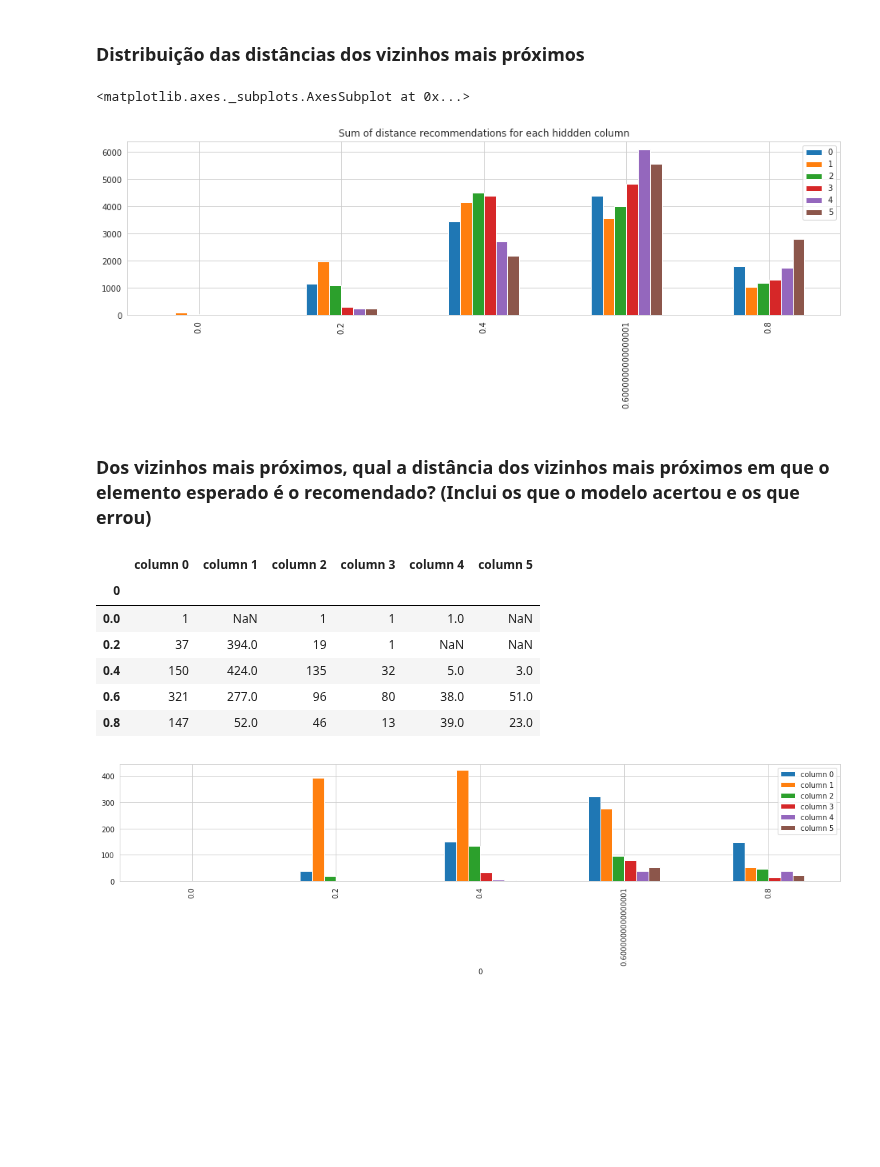
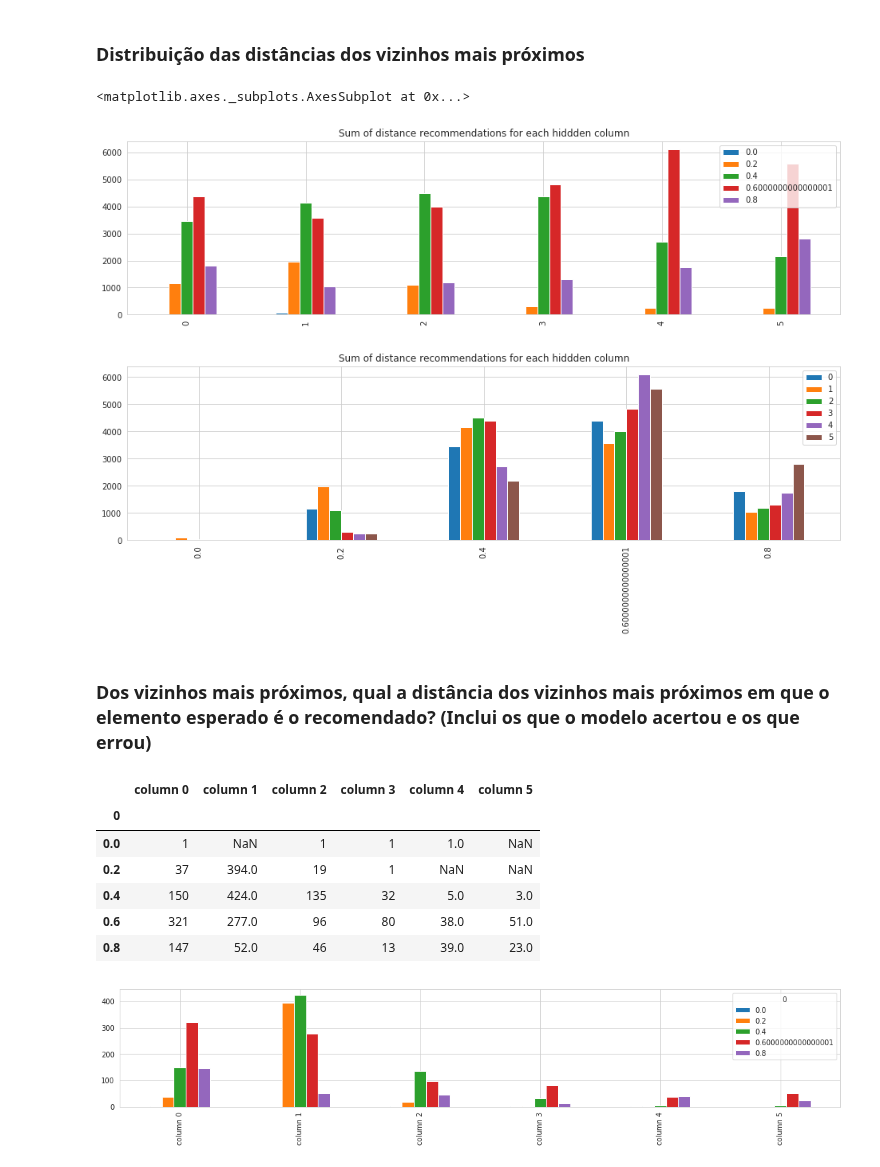
Before and after one commit to SrMouraSilva/RBM, a Jupyter notebook: experiments/notebooks/Inspect kNN results.ipynb, the cells around one changed output. Cells and saved outputs as stored; diff of their text form; code cells hidden in the pictures; blank space fills up the shorter version.

```diff
--- a/experiments/notebooks/Inspect kNN results.ipynb
+++ b/experiments/notebooks/Inspect kNN results.ipynb
@@ -135,16 +135,17 @@ and the attributes are  [[ 92   7  24  27 107]]
 # %%
 dfs_distances = []
 
 for i in range(6):
     test_x, test_y = split_x_y(test, y_column=i)
     distances, _ = model.kneighbors(test_x)
 
     dfs_distances.append(pd.DataFrame(distances).apply(pd.value_counts).sum(axis=1))
 
-pd.DataFrame(dfs_distances).T.plot.bar(title=f'Sum of distance recommendations for each hiddden column', figsize=(16, 4))
+pd.DataFrame(dfs_distances).plot.bar(title=f'Sum of distance recommendations for each hiddden column', figsize=(16, 4))
 # %% [output]
 <matplotlib.axes._subplots.AxesSubplot at 0x...>
-[figure, old version]
+[figure, new version]
+[figure, added]
 # %% [markdown]
 ### Dos vizinhos mais próximos, qual a distância dos vizinhos mais próximos em que o elemento esperado é o recomendado? (Inclui os que o modelo acertou e os que errou)
 # %%
@@ -165,7 +166,7 @@ for i in range(6):
 
     dfs_distances_corrects.append(distances_with_correct_prediction.groupby(0).count())
 
-pd.concat(dfs_distances_corrects, axis=1).plot.bar(figsize=(18, 3))
+pd.concat(dfs_distances_corrects, axis=1).T.plot.bar(figsize=(18, 3))
 pd.concat(dfs_distances_corrects, axis=1)
 # %% [output]
 |  | column 0 | column 1 | column 2 | column 3 | column 4 | column 5 |
@@ -175,4 +176,4 @@ pd.concat(dfs_distances_corrects, axis=1)
 | 0.4 | 150 | 424.0 | 135 | 32 | 5.0 | 3.0 |
 | 0.6 | 321 | 277.0 | 96 | 80 | 38.0 | 51.0 |
 | 0.8 | 147 | 52.0 | 46 | 13 | 39.0 | 23.0 |
-[figure, old version]
+[figure, new version]
```
Also changed, not shown: 6 other files.
